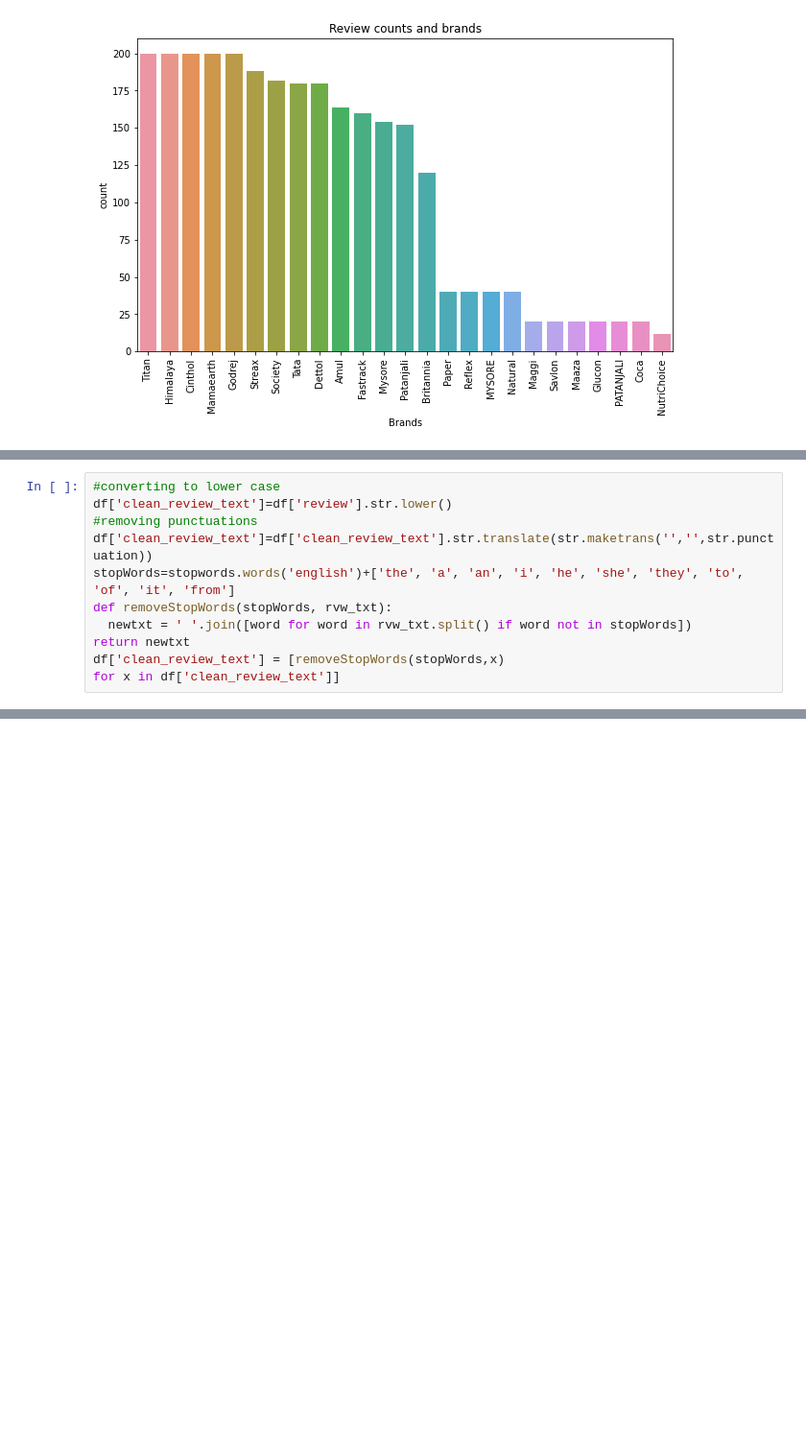
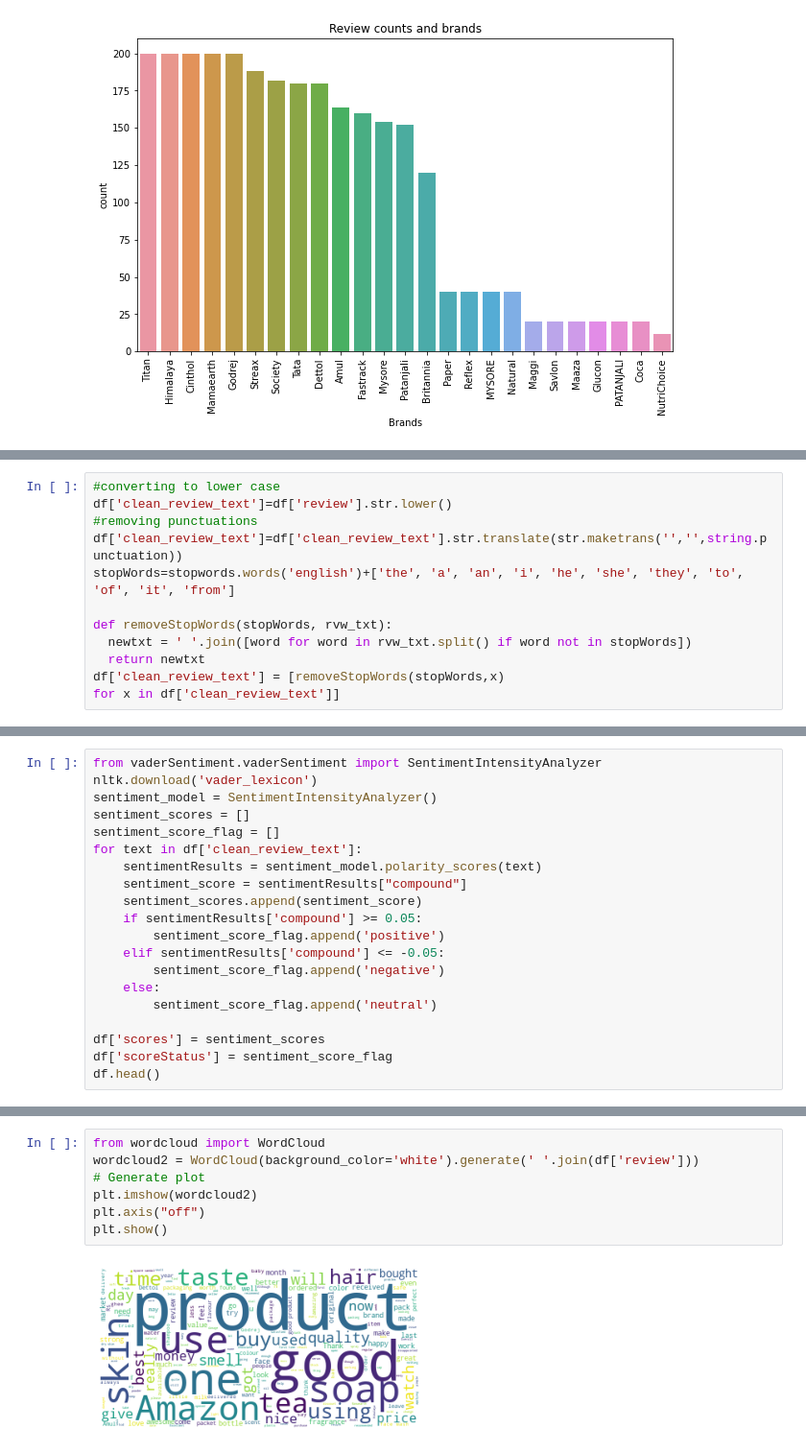
Before and after one commit to kshitij0209ag/Data-Science-Project_11_FEB_2022, a Jupyter notebook: Amazon_sentimental_Analysis.ipynb, the cells around one changed output, grey strips where cells are left out. Shown at 96% size. Drawn from its saved outputs; the diff is of its cells as text; blank space fills up the shorter version.

```diff
--- a/Amazon_sentimental_Analysis.ipynb
+++ b/Amazon_sentimental_Analysis.ipynb
@@ -95,10 +106,11 @@ plt.show()
 #converting to lower case
 df['clean_review_text']=df['review'].str.lower()
 #removing punctuations
-df['clean_review_text']=df['clean_review_text'].str.translate(str.maketrans('','',str.punctuation))
+df['clean_review_text']=df['clean_review_text'].str.translate(str.maketrans('','',string.punctuation))
 stopWords=stopwords.words('english')+['the', 'a', 'an', 'i', 'he', 'she', 'they', 'to', 'of', 'it', 'from']
+
 def removeStopWords(stopWords, rvw_txt):
   newtxt = ' '.join([word for word in rvw_txt.split() if word not in stopWords])
-return newtxt
+  return newtxt
 df['clean_review_text'] = [removeStopWords(stopWords,x)
 for x in df['clean_review_text']]
@@ -110,0 +139,20 @@ Hello world
+# %%
+from vaderSentiment.vaderSentiment import SentimentIntensityAnalyzer
+nltk.download('vader_lexicon')
+sentiment_model = SentimentIntensityAnalyzer()
+sentiment_scores = []
+sentiment_score_flag = []
+for text in df['clean_review_text']:
+    sentimentResults = sentiment_model.polarity_scores(text)
+    sentiment_score = sentimentResults["compound"]
+    sentiment_scores.append(sentiment_score)
+    if sentimentResults['compound'] >= 0.05:
+        sentiment_score_flag.append('positive')
+    elif sentimentResults['compound'] <= -0.05:
+        sentiment_score_flag.append('negative')
+    else:
+        sentiment_score_flag.append('neutral')
+
+df['scores'] = sentiment_scores
+df['scoreStatus'] = sentiment_score_flag
+df.head()
@@ -110,0 +184,9 @@ Hello world
+# %%
+from wordcloud import WordCloud
+wordcloud2 = WordCloud(background_color='white').generate(' '.join(df['review']))
+# Generate plot
+plt.imshow(wordcloud2)
+plt.axis("off")
+plt.show()
+# %% [output]
+[figure, added]
```
Also changed, not shown: parts of 13 cells of this notebook.
